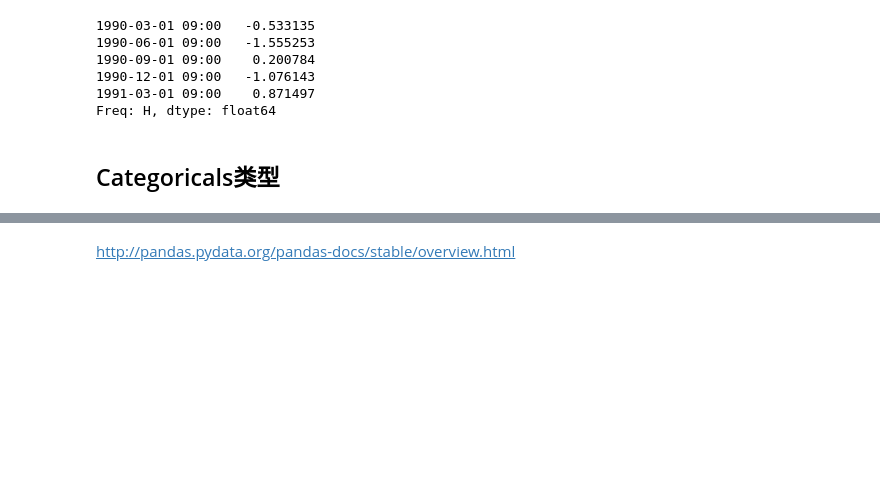
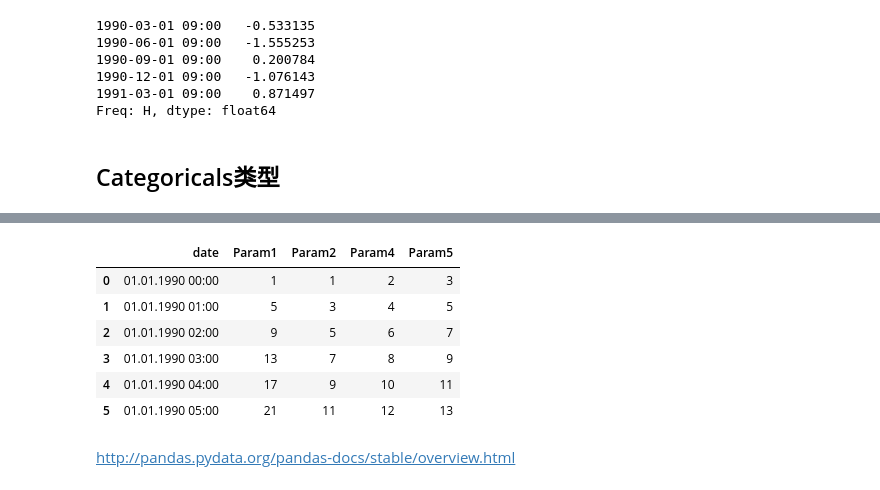
Before and after one commit to Wuyanan520/learn_pandas, a Jupyter notebook: learn_pandas.ipynb, the cells around one changed output, grey strips where cells are left out. Saved outputs shown, nothing was run; the diff lists cells and outputs as text; code cells hidden in the pictures; blank space fills up the shorter version.

```diff
--- a/learn_pandas.ipynb
+++ b/learn_pandas.ipynb
@@ -930,0 +1439,23 @@ Freq: H, dtype: float64
+# %%
+data = """;;;;
+   .....:  ;;;;
+   .....:  ;;;;
+   .....:  ;;;;
+   .....:  ;;;;
+   .....:  ;;;;
+   .....: ;;;;
+   .....:  ;;;;
+   .....:  ;;;;
+   .....: ;;;;
+   .....: date;Param1;Param2;Param4;Param5
+   .....:     ;m²;°C;m²;m
+   .....: ;;;;
+   .....: 01.01.1990 00:00;1;1;2;3
+   .....: 01.01.1990 01:00;5;3;4;5
+   .....: 01.01.1990 02:00;9;5;6;7
+   .....: 01.01.1990 03:00;13;7;8;9
+   .....: 01.01.1990 04:00;17;9;10;11
+   .....: 01.01.1990 05:00;21;11;12;13
+   .....: """
+   .....:
+data
@@ -930,0 +1477,13 @@ Freq: H, dtype: float64
+# %%
+columns = pd.read_csv(StringIO(data.decode('UTF-8')), sep=';',header=10, parse_dates=True,
+            nrows=10).columns
+pd.read_csv(StringIO(data.decode('UTF-8')),sep=';',header=12, parse_dates=True,
+            names=columns)
+# %% [output]
+|  | date | Param1 | Param2 | Param4 | Param5 |
+| 0 | 01.01.1990 00:00 | 1 | 1 | 2 | 3 |
+| 1 | 01.01.1990 01:00 | 5 | 3 | 4 | 5 |
+| 2 | 01.01.1990 02:00 | 9 | 5 | 6 | 7 |
+| 3 | 01.01.1990 03:00 | 13 | 7 | 8 | 9 |
+| 4 | 01.01.1990 04:00 | 17 | 9 | 10 | 11 |
+| 5 | 01.01.1990 05:00 | 21 | 11 | 12 | 13 |
```
Also changed, not shown: parts of 67 cells of this notebook.
